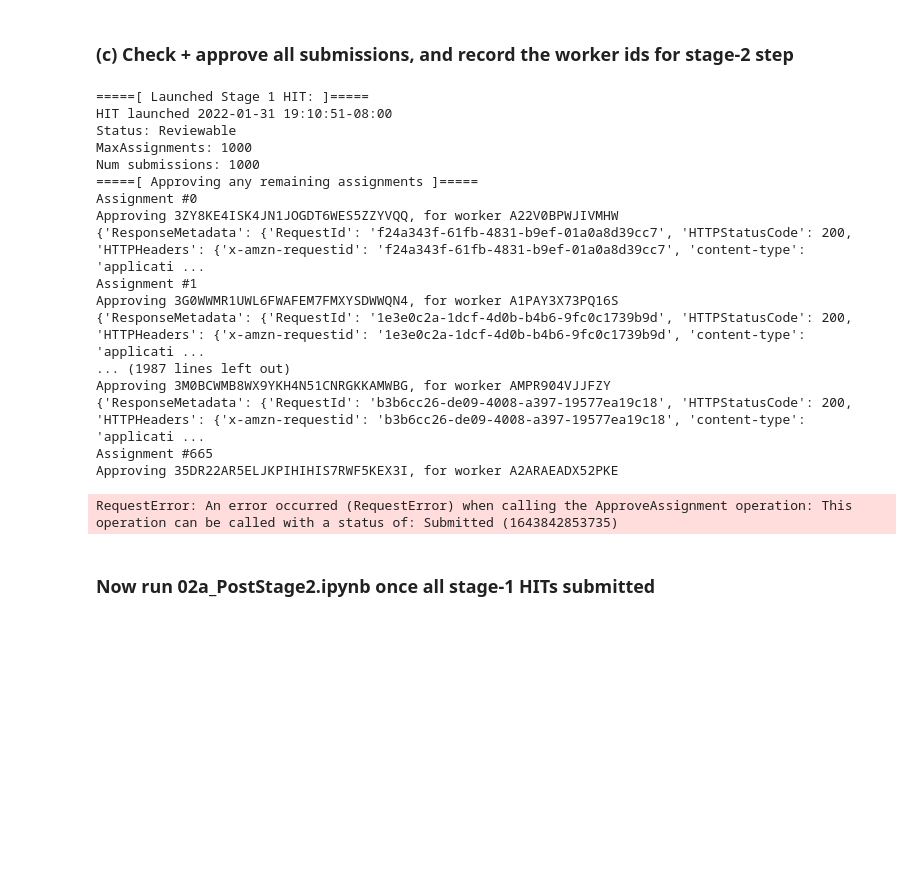
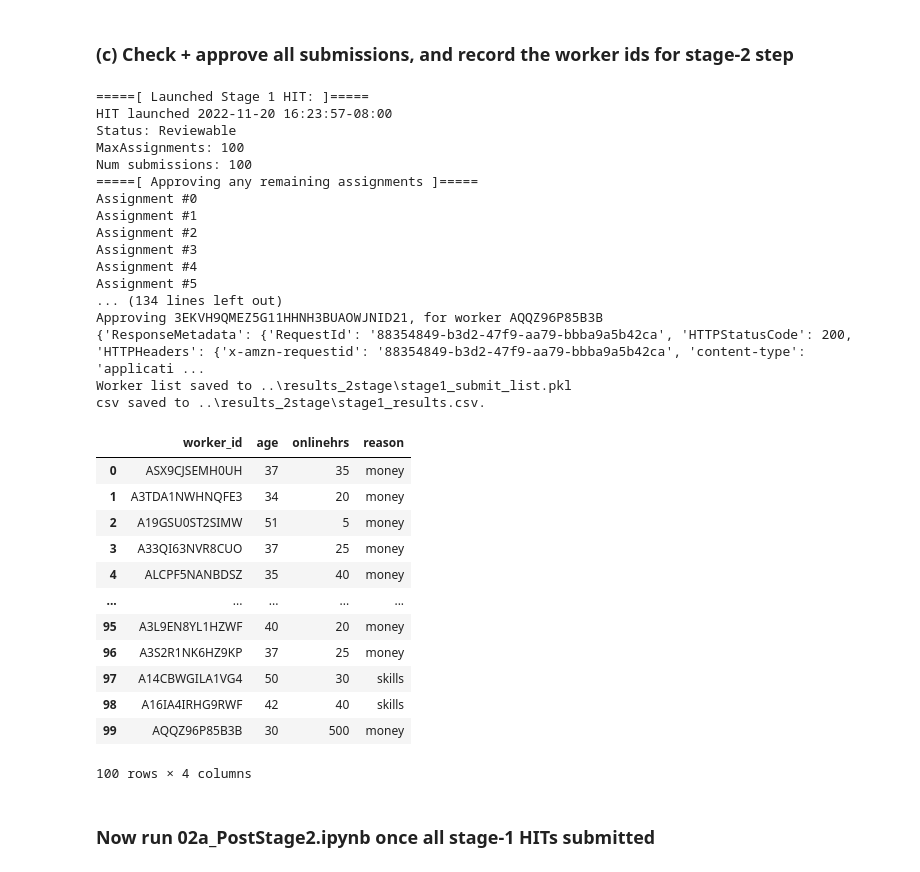
Before and after one commit to jpowerj/mturk-twostage, a Jupyter notebook: code/01c_MonitorStage1.ipynb, the cells around one changed output. Drawn from its saved outputs; the diff is of its cells as text; code cells hidden in the pictures; blank space fills up the shorter version.

```diff
--- a/code/01c_MonitorStage1.ipynb
+++ b/code/01c_MonitorStage1.ipynb
@@ -42,25 +44,50 @@ current_wave_hit_id = "3EHIMLB7GKKSFG8JX9I12SH0EU48H4"
+# %%
+current_wave_hit_id = "3TZDZ3Y0JT7UM6OA2VTTFBZ9X0G915"
+#current_wave_hit_id = "3L7SUC0TTVV9M1MMVLTY6SMJS1R0MQ"
+#current_wave_hit_id = "3BPP3MA3TDLO79JV3GRYR49YMRTELU"
+#current_wave_hit_id = "3MJ28H2Y1F9WHBTZ57ENFR7F42K5OK"
+#current_wave_hit_id = "3HEADTGN2QTGCI0U3QD4DK6JSDPRV5"
+#current_wave_hit_id = "3MJ28H2Y1F9WHBTZ57ENFR7F42YO5H"
+#current_wave_hit_id = "31SIZS5W5AGO7A4DHRJU7X7BBK0QRY"
+#current_wave_hit_id = "3HXK2V1N4LGGQ1TEZ5ZHCBV1T5AG2D"
+#current_wave_hit_id = "3J94SKDEKJQ5DE2AFY074XVG0N85DG"
 # %% [markdown]
 ### (c) Check + approve all submissions, and record the worker ids for stage-2 step
 # %%
 s1_subs = client.get_stage1_submissions(current_wave_hit_id)
 # %% [output]
 =====[ Launched Stage 1 HIT: ]=====
-HIT launched 2022-01-31 19:10:51-08:00
+HIT launched 2022-11-20 16:23:57-08:00
 Status: Reviewable
-MaxAssignments: 1000
-Num submissions: 1000
+MaxAssignments: 100
+Num submissions: 100
 =====[ Approving any remaining assignments ]=====
 Assignment #0
-Approving 3ZY8KE4ISK4JN1JOGDT6WES5ZZYVQQ, for worker A22V0BPWJIVMHW
-{'ResponseMetadata': {'RequestId': 'f24a343f-61fb-4831-b9ef-01a0a8d39cc7', 'HTTPStatusCode': 200, 'HTTPHeaders': {'x-amzn-requestid': 'f24a343f-61fb-4831-b9ef-01a0a8d39cc7', 'content-type': 'applicati ...
 Assignment #1
-Approving 3G0WWMR1UWL6FWAFEM7FMXYSDWWQN4, for worker A1PAY3X73PQ16S
-{'ResponseMetadata': {'RequestId': '1e3e0c2a-1dcf-4d0b-b4b6-9fc0c1739b9d', 'HTTPStatusCode': 200, 'HTTPHeaders': {'x-amzn-requestid': '1e3e0c2a-1dcf-4d0b-b4b6-9fc0c1739b9d', 'content-type': 'applicati ...
-... (1987 lines left out)
-Approving 3M0BCWMB8WX9YKH4N51CNRGKKAMWBG, for worker AMPR904VJJFZY
-{'ResponseMetadata': {'RequestId': 'b3b6cc26-de09-4008-a397-19577ea19c18', 'HTTPStatusCode': 200, 'HTTPHeaders': {'x-amzn-requestid': 'b3b6cc26-de09-4008-a397-19577ea19c18', 'content-type': 'applicati ...
-Assignment #665
-Approving 35DR22AR5ELJKPIHIHIS7RWF5KEX3I, for worker A2ARAEADX52PKE
+Assignment #2
+Assignment #3
+Assignment #4
+Assignment #5
+... (134 lines left out)
+Approving 3EKVH9QMEZ5G11HHNH3BUAOWJNID21, for worker AQQZ96P85B3B
+{'ResponseMetadata': {'RequestId': '88354849-b3d2-47f9-aa79-bbba9a5b42ca', 'HTTPStatusCode': 200, 'HTTPHeaders': {'x-amzn-requestid': '88354849-b3d2-47f9-aa79-bbba9a5b42ca', 'content-type': 'applicati ...
+Worker list saved to ..\results_2stage\stage1_submit_list.pkl
+csv saved to ..\results_2stage\stage1_results.csv.
-RequestError: An error occurred (RequestError) when calling the ApproveAssignment operation: This operation can be called with a status of: Submitted (1643842853735)
+# %%
+s1_subs
+# %% [output]
+|  | worker_id | age | onlinehrs | reason |
+| 0 | ASX9CJSEMH0UH | 37 | 35 | money |
+| 1 | A3TDA1NWHNQFE3 | 34 | 20 | money |
+| 2 | A19GSU0ST2SIMW | 51 | 5 | money |
+| 3 | A33QI63NVR8CUO | 37 | 25 | money |
+| 4 | ALCPF5NANBDSZ | 35 | 40 | money |
+| ... | ... | ... | ... | ... |
+| 95 | A3L9EN8YL1HZWF | 40 | 20 | money |
+| 96 | A3S2R1NK6HZ9KP | 37 | 25 | money |
+| 97 | A14CBWGILA1VG4 | 50 | 30 | skills |
+| 98 | A16IA4IRHG9RWF | 42 | 40 | skills |
+| 99 | AQQZ96P85B3B | 30 | 500 | money |
+100 rows × 4 columns
 # %% [markdown]
 ### Now run 02a_PostStage2.ipynb once all stage-1 HITs submitted
```
Also changed, not shown: parts of 6 cells of this notebook, 27 other files.
